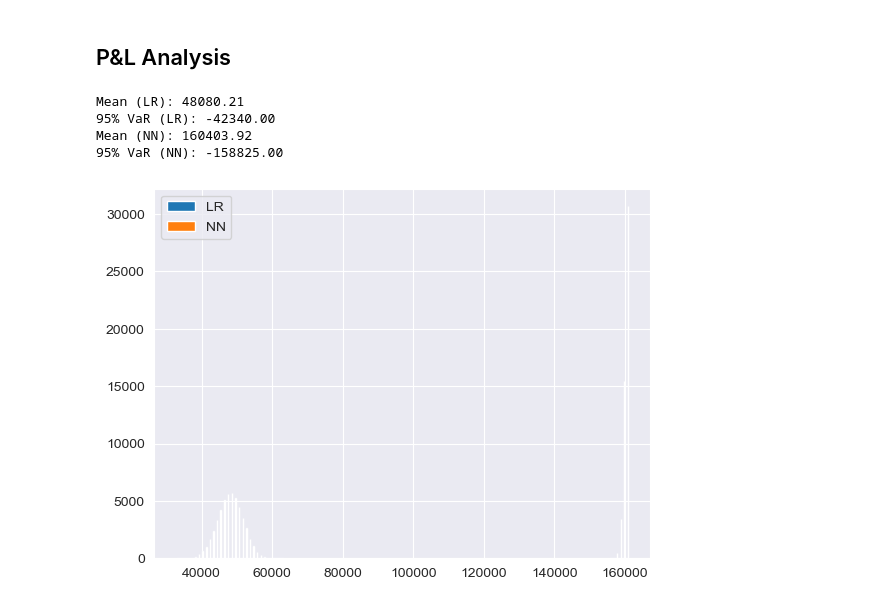
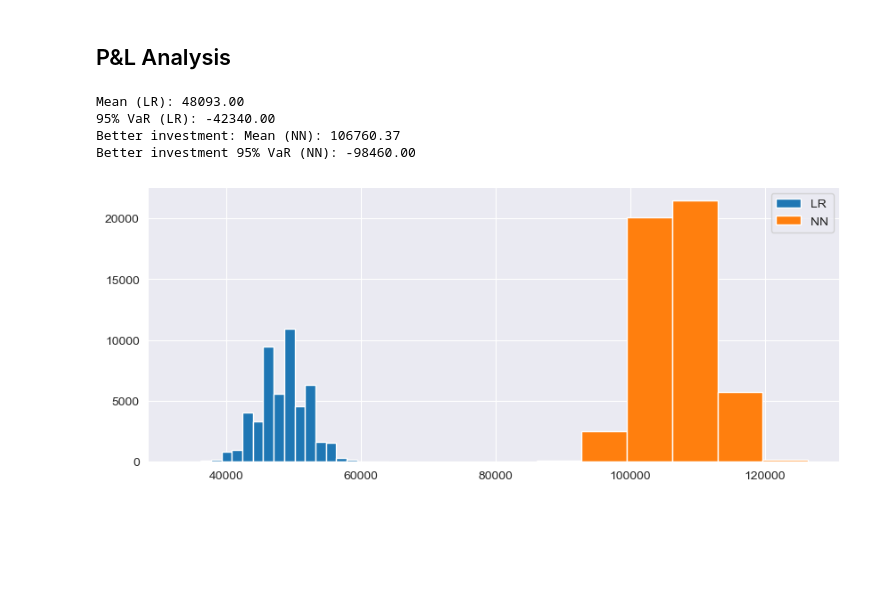
Before and after one commit to thelionthelion/eth_ntifi, a Jupyter notebook: loans_h.ipynb, the cells around one changed output. Drawn from its saved outputs; the diff is of its cells as text; code cells hidden in the pictures; blank space fills up the shorter version.

Commit message:
beautify plots

```diff
--- a/loans_h.ipynb
+++ b/loans_h.ipynb
@@ -192,15 +192,15 @@ model_NN = keras.Sequential(
     [
      keras.layers.BatchNormalization(),
      keras.layers.Dense(64, activation='relu', name="hidden_layer_1"),
-     keras.layers.Dense(32, activation='relu', name="hidden_layer_2"),
-     keras.layers.Dense(32, activation='relu', name="hidden_layer_3"),
+     keras.layers.Dense(30, activation='relu', name="hidden_layer_2"),
+     keras.layers.Dense(30, activation='relu', name="hidden_layer_3"),
      keras.layers.Dense(1, activation='sigmoid', name="output_layer")
     ]
 )
 
 #pick an optimizer
 model_NN.compile(
-    optimizer=keras.optimizers.Adam(learning_rate=0.001),
+    optimizer=keras.optimizers.Nadam(learning_rate=0.001),
     loss=total_deviance
 )
 
@@ -292,40 +288,38 @@ The labeling does not change the AUC. It does not matter whether we call the lab
 # %% [markdown]
 ## P&L Analysis
 # %%
-from scipy.stats import norm
-import matplotlib as mpl
 import math
 
+# Parameters
 portfolio_size = 5000
 loan_amount = 1000.
 rate = 0.035
 simulations = 50000
 quantile = 0.05
 
-#simulate the defaults on the loan portfolio
+# Simulate the defaults on the loan portfolio
 defaults = np.float32(np.random.uniform(low=0., high=1., size=(portfolio_size, simulations)) < p_1_test[:portfolio_size, :])
 
 # profit and loss
 p_and_l_b_LR = np.sum(loan_amount * (rate * (1. - defaults) - defaults) * np.float32(scores_LR_1[:portfolio_size, 1:2] < 0.05), axis=0)
 p_and_l_b_NN = np.sum(loan_amount * (rate * (1. - defaults) - defaults) * np.float32(scores_NN[:portfolio_size, :] < 0.05), axis=0)
-
-
-plt.figure(2)
-plt.hist(p_and_l_b_LR, bins=200, label='LR')
-plt.hist(p_and_l_b_NN, bins=200, label='NN')
-plt.legend()
-
-
-print('Mean (LR): {:.2f}'.format(np.mean(p_and_l_b_LR)))
-p_and_l_b_LR = np.sort(p_and_l_b_LR)
-print('95% VaR (LR): {:.2f}'.format(-p_and_l_b_LR[math.floor(simulations * quantile)]))
-
-print('Mean (NN): {:.2f}'.format(np.mean(p_and_l_b_NN)))
-p_and_l_b_NN = np.sort(p_and_l_b_NN)
-print('95% VaR (NN): {:.2f}'.format(-p_and_l_b_NN[math.floor(simulations * quantile)]))
-# %% [output]
-Mean (LR): 48080.21
-95% VaR (LR): -42340.00
-Mean (NN): 160403.92
-95% VaR (NN): -158825.00
-[figure, removed]
+# %%
+# Print
+plt.figure(figsize=(10,4))
+plt.hist(p_and_l_b_LR, bins=20, label='LR')
+plt.hist(p_and_l_b_NN, bins=6, label='NN')
+plt.legend()
+
+print('Mean (LR): {:.2f}'.format(np.mean(p_and_l_b_LR)))
+p_and_l_b_LR = np.sort(p_and_l_b_LR)
+print('95% VaR (LR): {:.2f}'.format(-p_and_l_b_LR[math.floor(simulations * quantile)]))
+
+print('Better investment: Mean (NN): {:.2f}'.format(np.mean(p_and_l_b_NN)))
+p_and_l_b_NN = np.sort(p_and_l_b_NN)
+print('Better investment 95% VaR (NN): {:.2f}'.format(-p_and_l_b_NN[math.floor(simulations * quantile)]))
+# %% [output]
+Mean (LR): 48093.00
+95% VaR (LR): -42340.00
+Better investment: Mean (NN): 106760.37
+Better investment 95% VaR (NN): -98460.00
+[figure, added]
```
Also changed, not shown: parts of 3 cells of this notebook.
